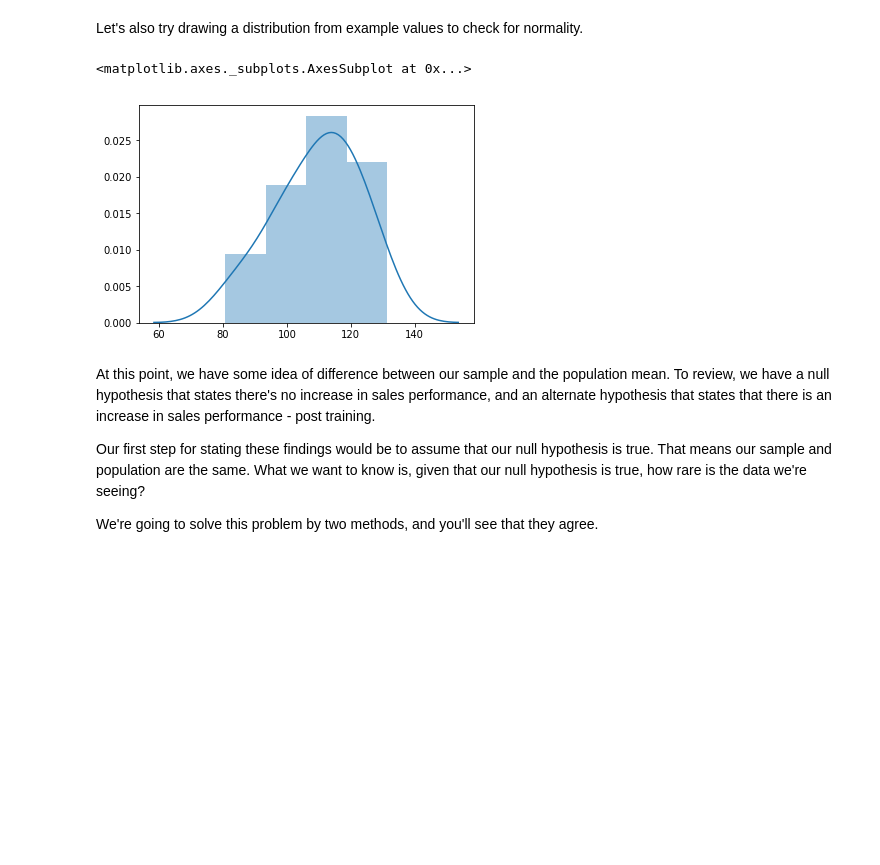
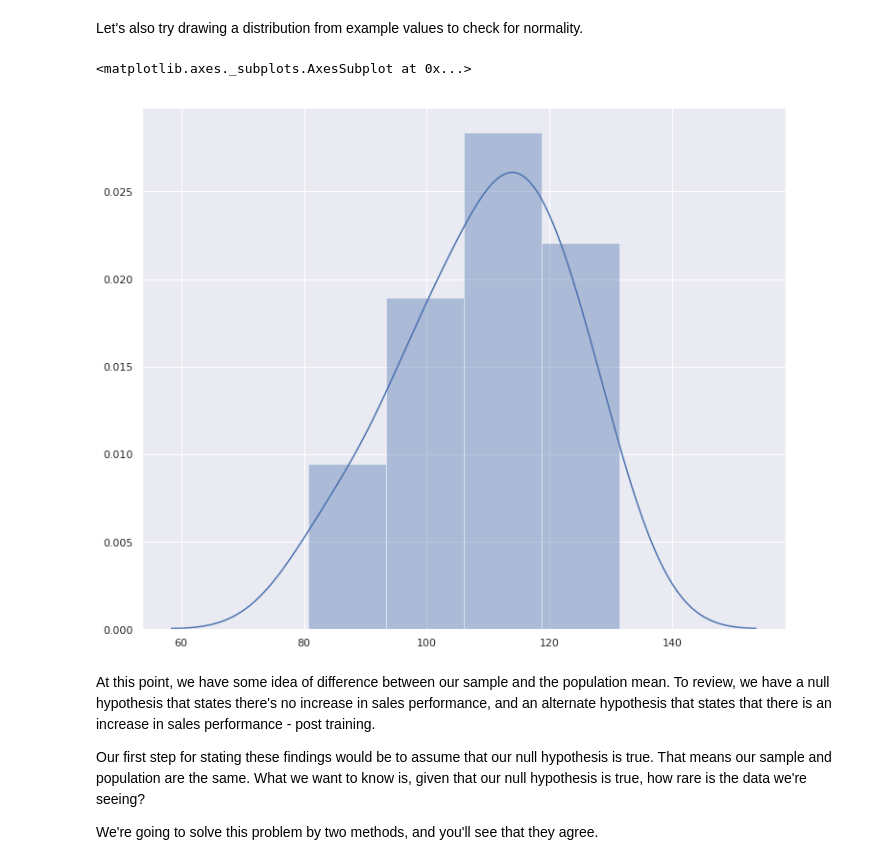
Before and after one commit to j-asonwang/dsc-2-20-08-1-sample-t-tests-lab-nyc-ds-career-012819, a Jupyter notebook: index.ipynb, the cells around one changed output. Drawn from its saved outputs; the diff is of its cells as text; code cells hidden in the pictures; blank space fills up the shorter version.

```diff
--- a/index.ipynb
+++ b/index.ipynb
@@ -177,11 +177,13 @@ f'deviation of {sigma} and {df} degrees of freedom. Difference b/w sample and po
 Let's also try drawing a distribution from example values to check for normality.
 # %%
 # Plot the sample distribution
+plt.style.use('fivethirtyeight')
+sns.set(rc={'figure.figsize':(12,10)})
 
 sns.distplot(sample)
 # %% [output]
 <matplotlib.axes._subplots.AxesSubplot at 0x...>
-[figure, old version]
+[figure, new version]
 # %% [markdown]
 At this point, we have some idea of difference between our sample and the population mean. To review, we have a null hypothesis that states there's no increase in sales performance, and an alternate hypothesis that states that there is an increase in sales performance - post training.
 
```
